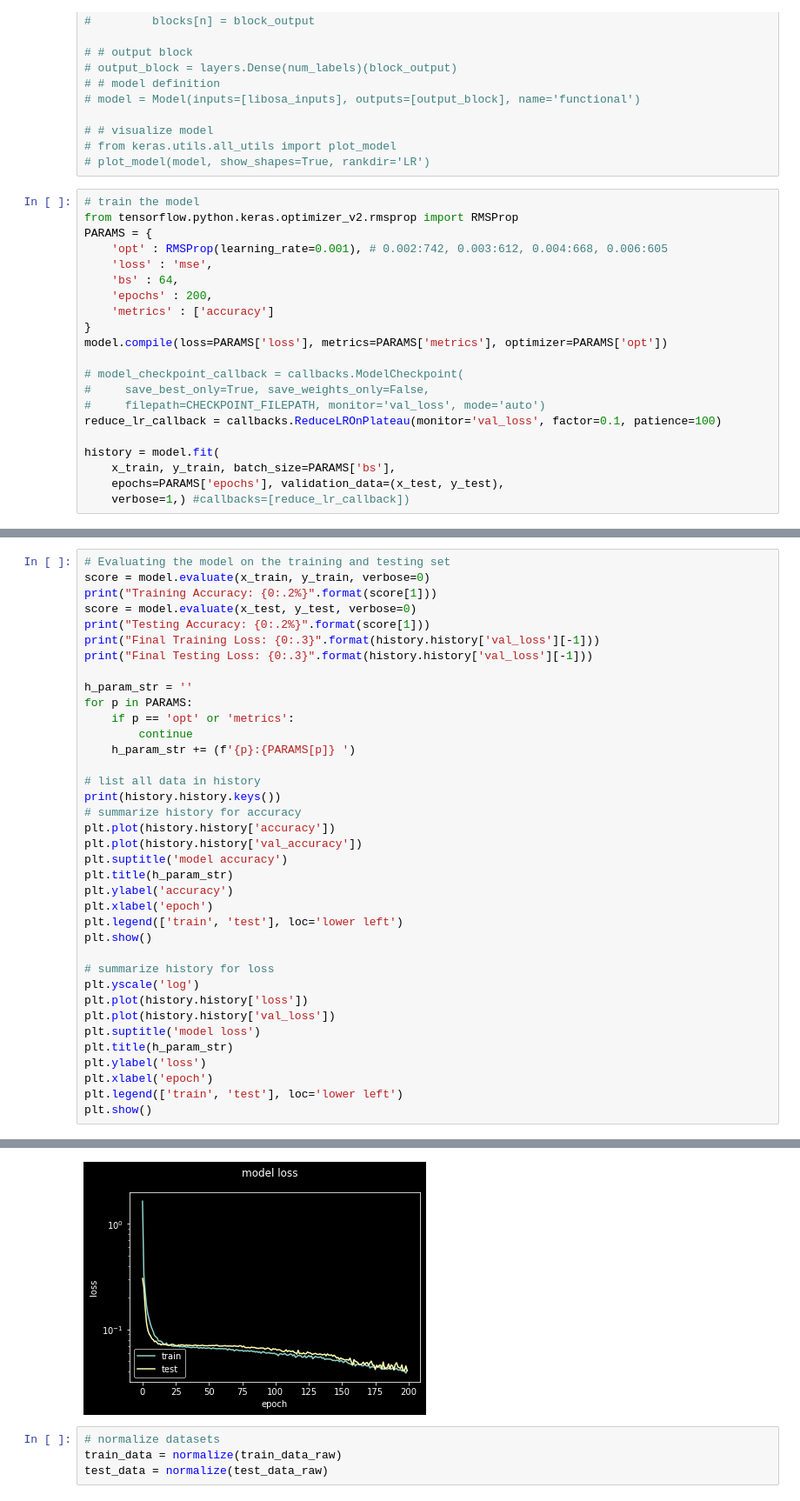
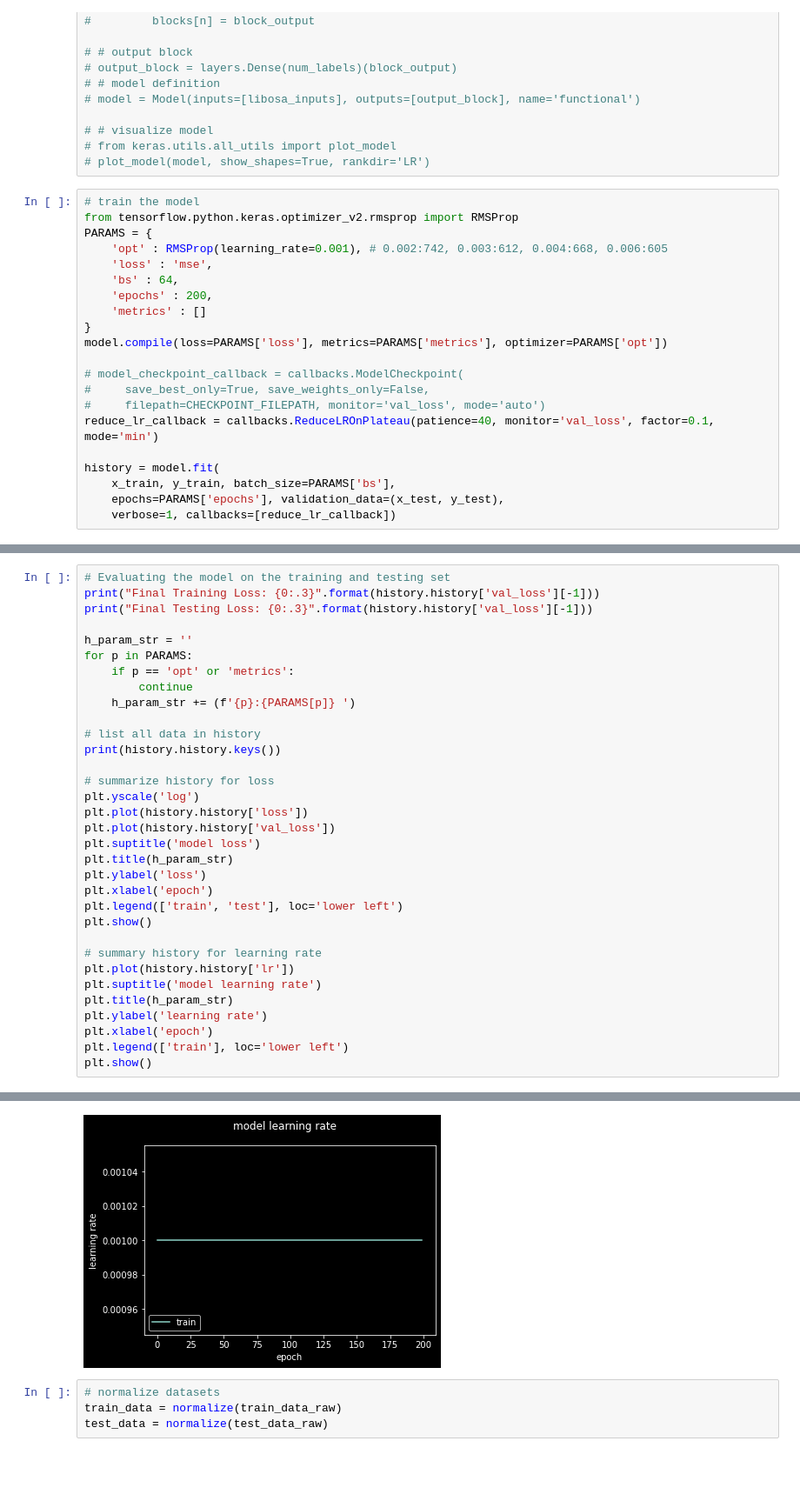
Before and after one commit to sedwardsmarsh/neural-synth, a Jupyter notebook: jupyter.ipynb, the cells around one changed output, grey strips where cells are left out. Shown: that part at 87% size. Drawn from its saved outputs; the diff is of its cells as text; blank space fills up the shorter version.

Commit message:
removed accuracy metric, not applicable to regression tasks

```diff
--- a/jupyter.ipynb
+++ b/jupyter.ipynb
@@ -182,17 +189,17 @@ PARAMS = {
     'loss' : 'mse',
     'bs' : 64,
     'epochs' : 200,
-    'metrics' : ['accuracy']
+    'metrics' : []
 }
 model.compile(loss=PARAMS['loss'], metrics=PARAMS['metrics'], optimizer=PARAMS['opt'])
 
 # model_checkpoint_callback = callbacks.ModelCheckpoint(
 #     save_best_only=True, save_weights_only=False,
 #     filepath=CHECKPOINT_FILEPATH, monitor='val_loss', mode='auto')
-reduce_lr_callback = callbacks.ReduceLROnPlateau(monitor='val_loss', factor=0.1, patience=100)
+reduce_lr_callback = callbacks.ReduceLROnPlateau(patience=40, monitor='val_loss', factor=0.1, mode='min')
 
 history = model.fit(
     x_train, y_train, batch_size=PARAMS['bs'],
     epochs=PARAMS['epochs'], validation_data=(x_test, y_test),
-    verbose=1,) #callbacks=[reduce_lr_callback])
+    verbose=1, callbacks=[reduce_lr_callback])
 # %% [output]
@@ -221,9 +230,5 @@ Epoch 200/200
 # %%
 # Evaluating the model on the training and testing set
-score = model.evaluate(x_train, y_train, verbose=0)
-print("Training Accuracy: {0:.2%}".format(score[1]))
-score = model.evaluate(x_test, y_test, verbose=0)
-print("Testing Accuracy: {0:.2%}".format(score[1]))
 print("Final Training Loss: {0:.3}".format(history.history['val_loss'][-1]))
 print("Final Testing Loss: {0:.3}".format(history.history['val_loss'][-1]))
 
@@ -235,15 +240,6 @@ for p in PARAMS:
 
 # list all data in history
 print(history.history.keys())
-# summarize history for accuracy
-plt.plot(history.history['accuracy'])
-plt.plot(history.history['val_accuracy'])
-plt.suptitle('model accuracy')
-plt.title(h_param_str)
-plt.ylabel('accuracy')
-plt.xlabel('epoch')
-plt.legend(['train', 'test'], loc='lower left')
-plt.show()
 
 # summarize history for loss
 plt.yscale('log')
@@ -255,4 +251,13 @@ plt.ylabel('loss')
 plt.xlabel('epoch')
 plt.legend(['train', 'test'], loc='lower left')
 plt.show()
+
+# summary history for learning rate
+plt.plot(history.history['lr'])
+plt.suptitle('model learning rate')
+plt.title(h_param_str)
+plt.ylabel('learning rate')
+plt.xlabel('epoch')
+plt.legend(['train'], loc='lower left')
+plt.show()
 # %% [output]
@@ -266,4 +268,4 @@ dict_keys(['loss', 'accuracy', 'val_loss', 'val_accuracy'])
-[figure, old version]
+[figure, new version]
 # %%
 # normalize datasets
 train_data = normalize(train_data_raw)
```
Also changed, not shown: parts of 3 cells of this notebook.
